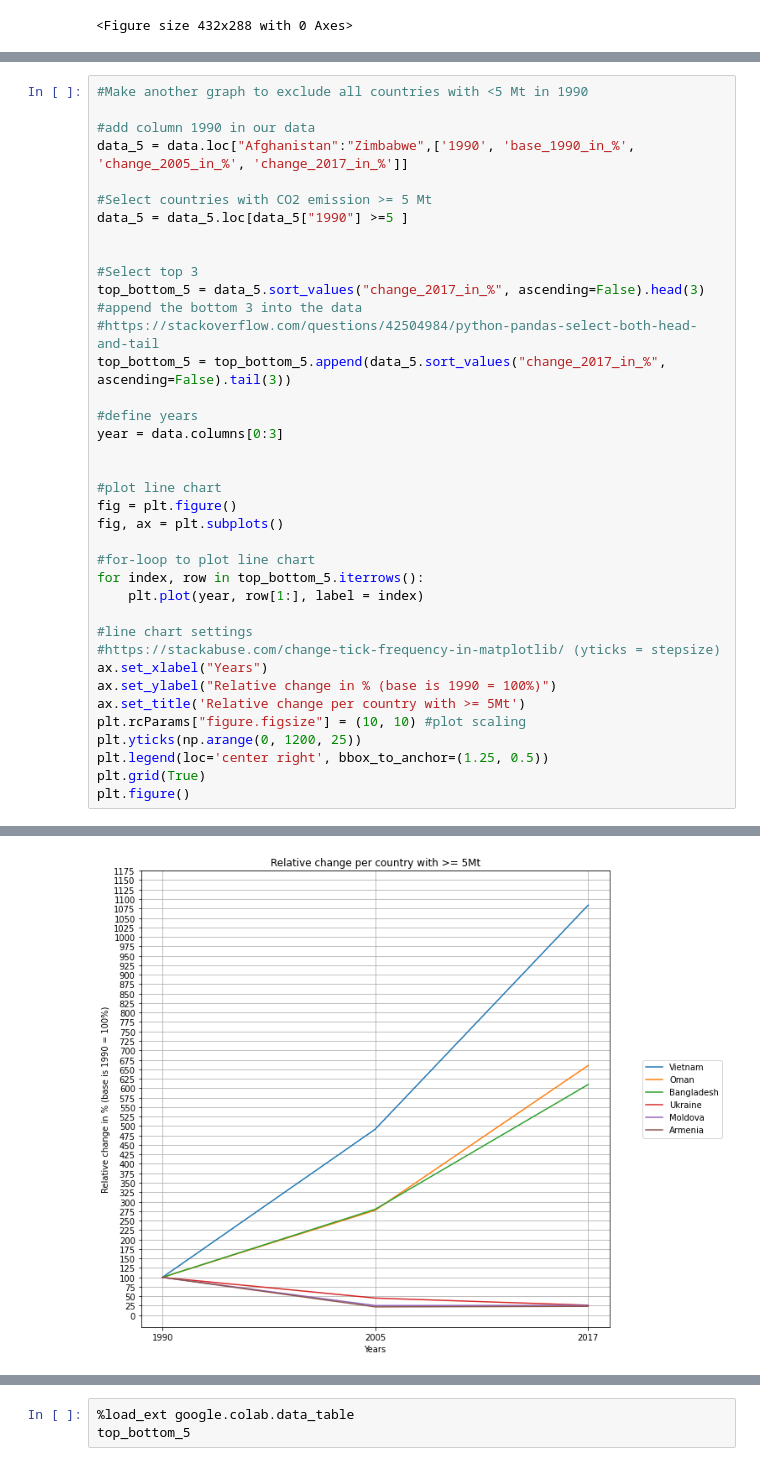
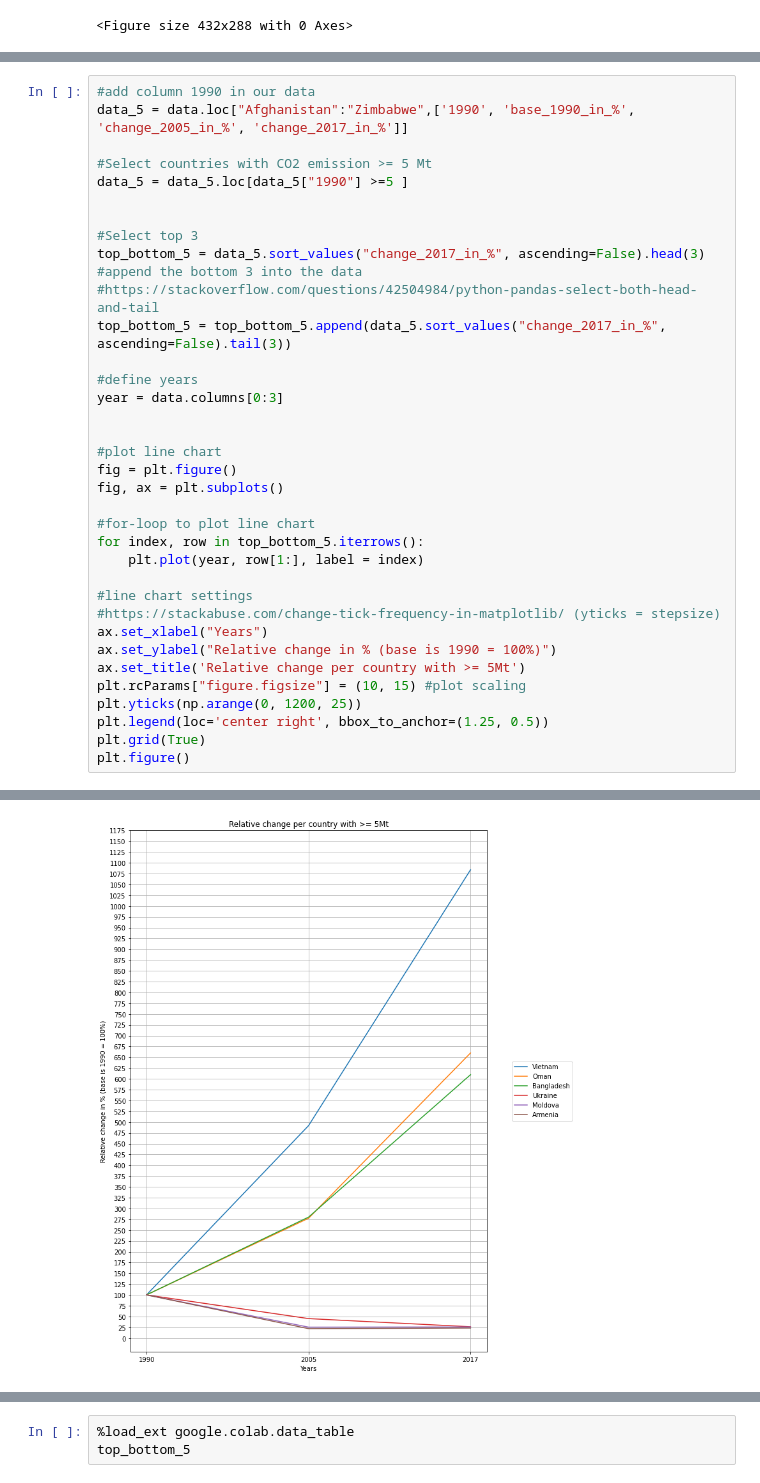
Before and after one commit to 88kHw88/Winc.Assignment.CO2, a Jupyter notebook: Kopie_van_Assignment_CO2_Emissions.ipynb, the cells around one changed output, grey strips where cells are left out. Drawn from its saved outputs; the diff is of its cells as text.

```diff
--- a/Kopie_van_Assignment_CO2_Emissions.ipynb
+++ b/Kopie_van_Assignment_CO2_Emissions.ipynb
@@ -114,6 +120,4 @@ plt.figure()
 # %%
-#Make another graph to exclude all countries with <5 Mt in 1990
-
 #add column 1990 in our data
 data_5 = data.loc["Afghanistan":"Zimbabwe",['1990', 'base_1990_in_%', 'change_2005_in_%', 'change_2017_in_%']]
 
@@ -144,7 +148,7 @@ for index, row in top_bottom_5.iterrows():
 ax.set_xlabel("Years")
 ax.set_ylabel("Relative change in % (base is 1990 = 100%)")
 ax.set_title('Relative change per country with >= 5Mt')
-plt.rcParams["figure.figsize"] = (10, 10) #plot scaling
+plt.rcParams["figure.figsize"] = (10, 15) #plot scaling
 plt.yticks(np.arange(0, 1200, 25))
 plt.legend(loc='center right', bbox_to_anchor=(1.25, 0.5))
 plt.grid(True)
@@ -155 +159 @@ plt.figure()
-[figure, old version]
+[figure, new version]
```
Also changed, not shown: parts of 5 cells of this notebook.
